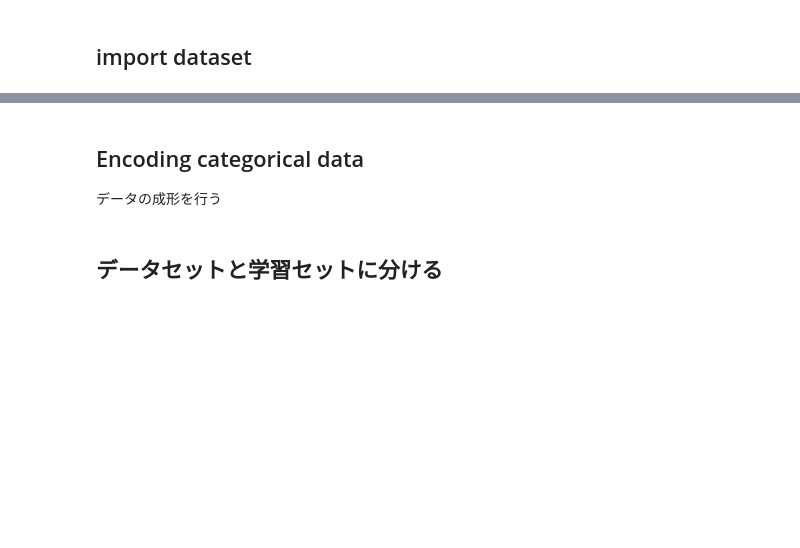
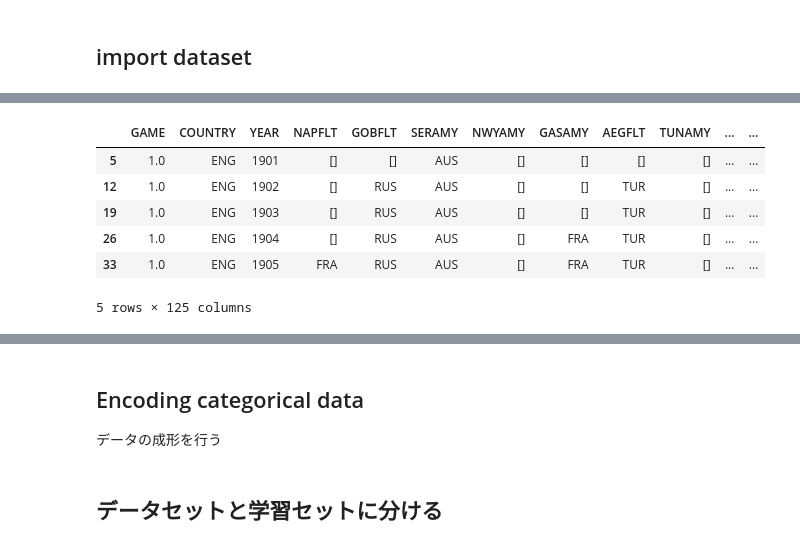
Before and after one commit to sorashido/DiplomacyPredict, a Jupyter notebook: ann.ipynb, the cells around one changed output, grey strips where cells are left out. Cells and saved outputs as stored; diff of their text form; code cells hidden in the pictures; blank space fills up the shorter version.

```diff
--- a/ann.ipynb
+++ b/ann.ipynb
@@ -19,0 +27,18 @@ dataset.head()
+# %%
+rus_dataset = dataset[dataset.COUNTRY == 'RUS']
+aus_dataset = dataset[dataset.COUNTRY == 'AUS']
+ger_dataset = dataset[dataset.COUNTRY == 'GER']
+tur_dataset = dataset[dataset.COUNTRY == 'TUR']
+fra_dataset = dataset[dataset.COUNTRY == 'FRA']
+eng_dataset = dataset[dataset.COUNTRY == 'ENG']
+ita_dataset = dataset[dataset.COUNTRY == 'ITA']
+# %%
+eng_dataset.head()
+# %% [output]
+|  | GAME | COUNTRY | YEAR | NAPFLT | GOBFLT | SERAMY | NWYAMY | GASAMY | AEGFLT | TUNAMY | ... | ... |
+| 5 | 1.0 | ENG | 1901 | [] | [] | AUS | [] | [] | [] | [] | ... | ... |
+| 12 | 1.0 | ENG | 1902 | [] | RUS | AUS | [] | [] | TUR | [] | ... | ... |
+| 19 | 1.0 | ENG | 1903 | [] | RUS | AUS | [] | [] | TUR | [] | ... | ... |
+| 26 | 1.0 | ENG | 1904 | [] | RUS | AUS | [] | FRA | TUR | [] | ... | ... |
+| 33 | 1.0 | ENG | 1905 | FRA | RUS | AUS | [] | FRA | TUR | [] | ... | ... |
+5 rows × 125 columns
```
Also changed, not shown: parts of 19 cells of this notebook, 1 other file.
